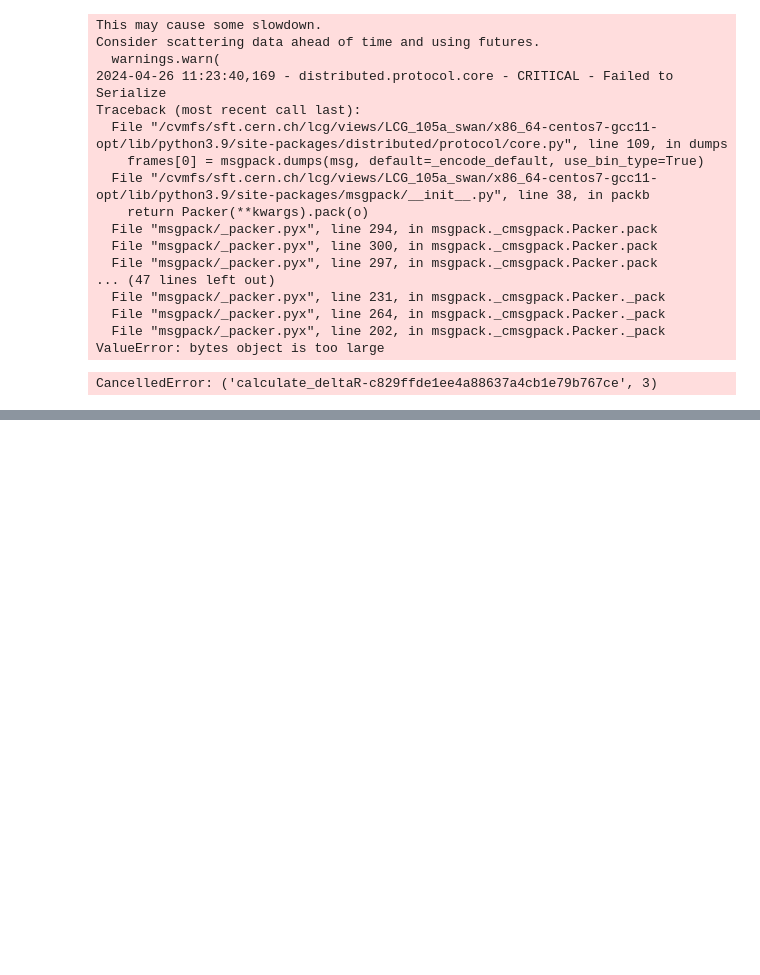
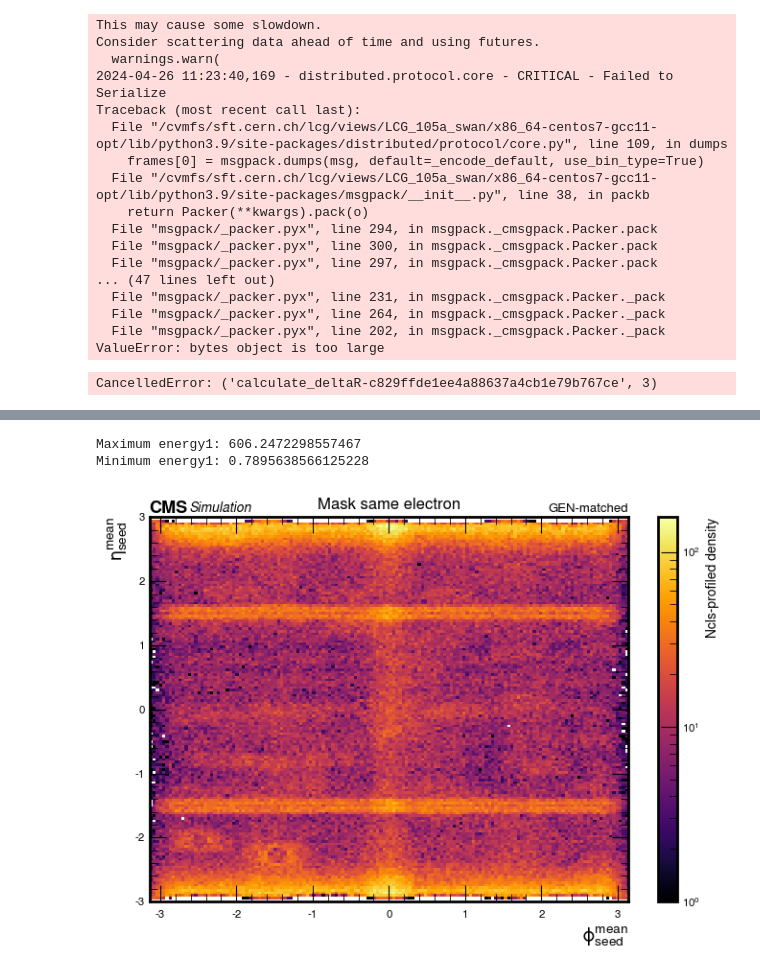
Before and after one commit to Cirrinci/CMS_Simulation, a Jupyter notebook: Untitled.ipynb, the cells around one changed output, grey strips where cells are left out. Saved outputs shown, nothing was run; the diff lists cells and outputs as text; code cells hidden in the pictures; blank space fills up the shorter version.

```diff
--- a/Untitled.ipynb
+++ b/Untitled.ipynb
@@ -202,0 +260,3 @@ print(df[['seed_eta', 'seed_phi']])
+# %%
+valid_energy_mask = (grouped_deltas['energy1'] != -999.0) | (grouped_deltas['energy2'] != -999)
+grouped_deltas = grouped_deltas[valid_energy_mask]
@@ -202,0 +265,4 @@ print(df[['seed_eta', 'seed_phi']])
+# %%
+same_ele_index_mask = grouped_deltas['ele_index1'] == grouped_deltas['ele_index2']
+same_ele_events = grouped_deltas[same_ele_index_mask]
+print(same_ele_events)
@@ -202,0 +287,28 @@ print(df[['seed_eta', 'seed_phi']])
+# %%
+max_energy1 = (same_ele_events['energy1']/same_ele_events['energy2']).max()
+min_energy1 = same_ele_events['energy1'].min()
+
+# Print the maximum and minimum values
+print("Maximum energy1:", max_energy1)
+print("Minimum energy1:", min_energy1)
+# %% [output]
+Maximum energy1: 606.2472298557467
+Minimum energy1: 0.7895638566125228
+# %%
+fig, ax = plt.subplots(1,1,dpi=100, figsize=(7, 5))
+
+A,xedges,yedges  = np.histogram2d(same_ele_events.phi_mean ,same_ele_events.eta_mean,bins=(150, 150), range=((-np.pi,np.pi),(-3,3)))
+
+s = 1#np.expand_dims(np.sum(A, axis=-1), axis=1)
+a = A/s
+X, Y = np.meshgrid(xedges, yedges)
+I = ax.pcolormesh(X, Y, a.T, norm=LogNorm(), cmap="inferno")
+
+fig.colorbar(I, ax=ax, label="Ncls-profiled density")
+ax.set_ylabel("$\eta^{mean}_{seed}$", fontsize=14)
+ax.set_xlabel("$\phi^{mean}_{seed}$", fontsize=14)
+plt.title('Mask same electron')
+hep.cms.label(llabel="Simulation", rlabel="GEN-matched", loc=0, ax=ax)
+plt.tight_layout()
+# %% [output]
+[figure, added]
```
Also changed, not shown: parts of 9 cells of this notebook.
